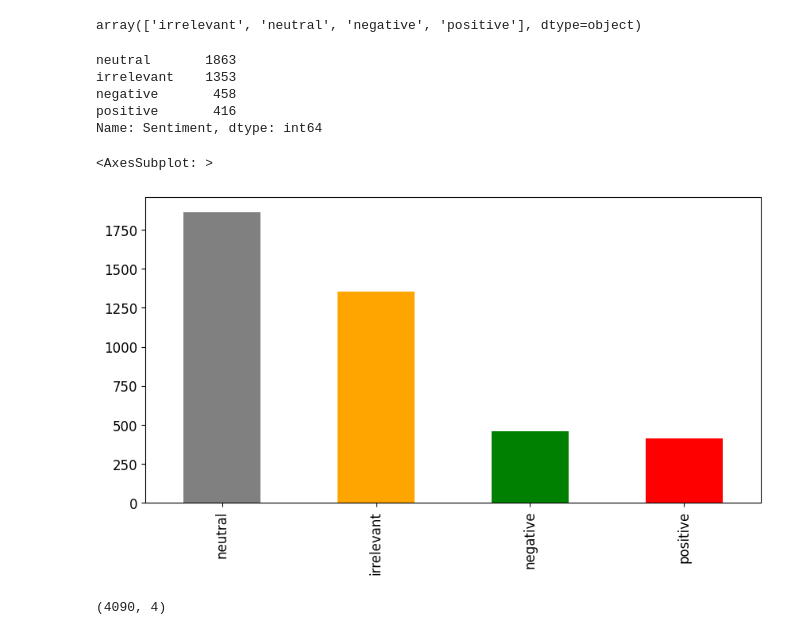
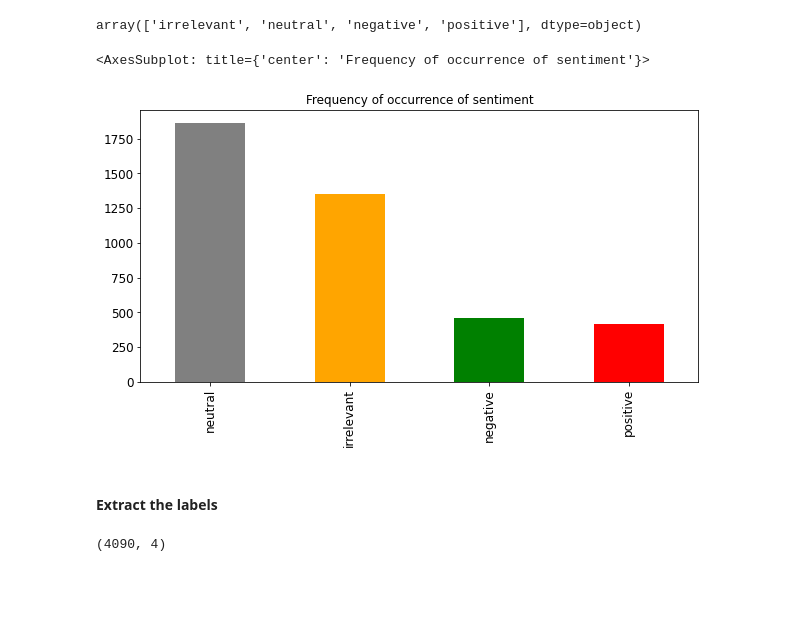
Before and after one commit to moustapha00/Tweets-classification-data-camp-2022, a Jupyter notebook: notebook abdalla&vadel&sonali.ipynb, the cells around one changed output. Cells and saved outputs as stored; diff of their text form; code cells hidden in the pictures; blank space fills up the shorter version.

```diff
--- a/notebook abdalla&vadel&sonali.ipynb
+++ b/notebook abdalla&vadel&sonali.ipynb
@@ -108,17 +97,12 @@ dtype: int64
 df_train['Sentiment'].unique()
 # %% [output]
 array(['irrelevant', 'neutral', 'negative', 'positive'], dtype=object)
-# %%
-df_train['Sentiment'].value_counts()
-# %% [output]
-neutral       1863
-irrelevant    1353
-negative       458
-positive       416
-Name: Sentiment, dtype: int64
 # %%
-df_train['Sentiment'].value_counts().plot(kind='bar', color=['grey', 'orange', 'green', 'red'], figsize=(10, 5), fontsize=12)
+df_train['Sentiment'].value_counts().plot(kind='bar', color=['grey', 'orange', 'green', 'red'], figsize=(10, 5),\
+    fontsize=12, title='Frequency of occurrence of sentiment')
 # %% [output]
-<AxesSubplot: >
+<AxesSubplot: title={'center': 'Frequency of occurrence of sentiment'}>
-[figure, old version]
+[figure, new version]
+# %% [markdown]
+#### Extract the labels
 # %%
```
Also changed, not shown: parts of 32 cells of this notebook, 4 other files.
